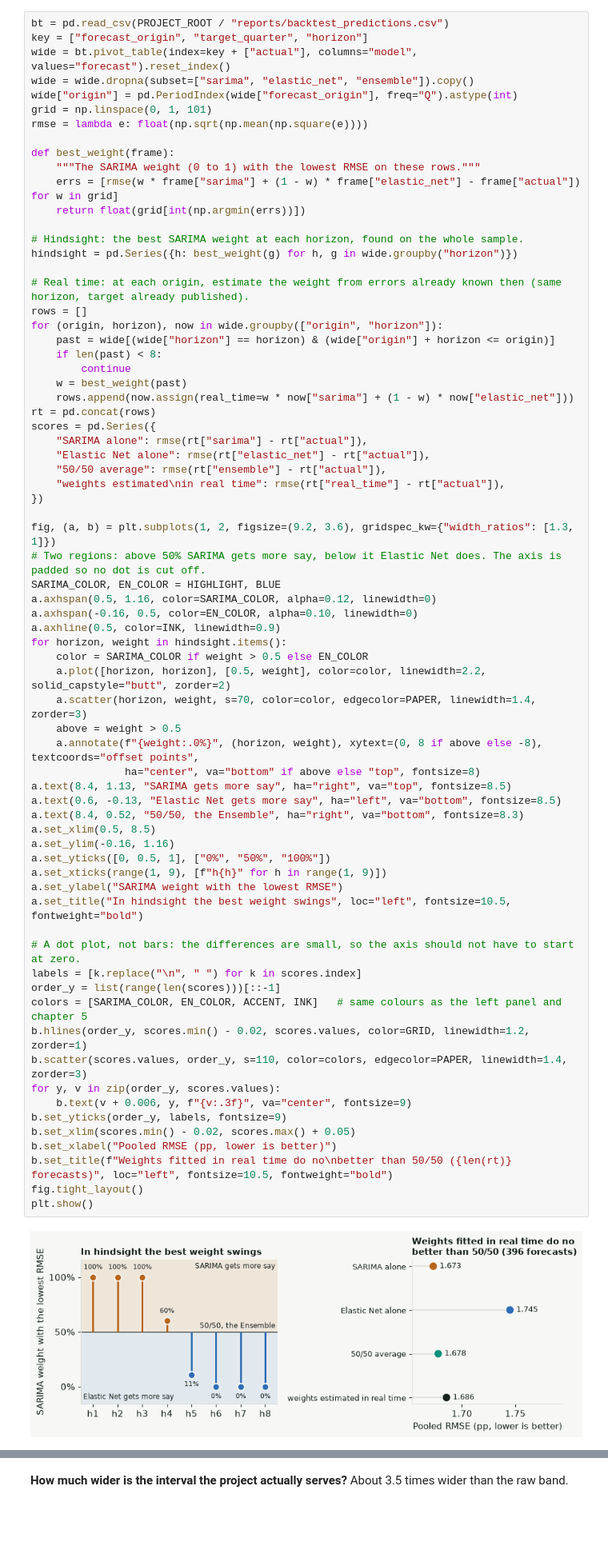
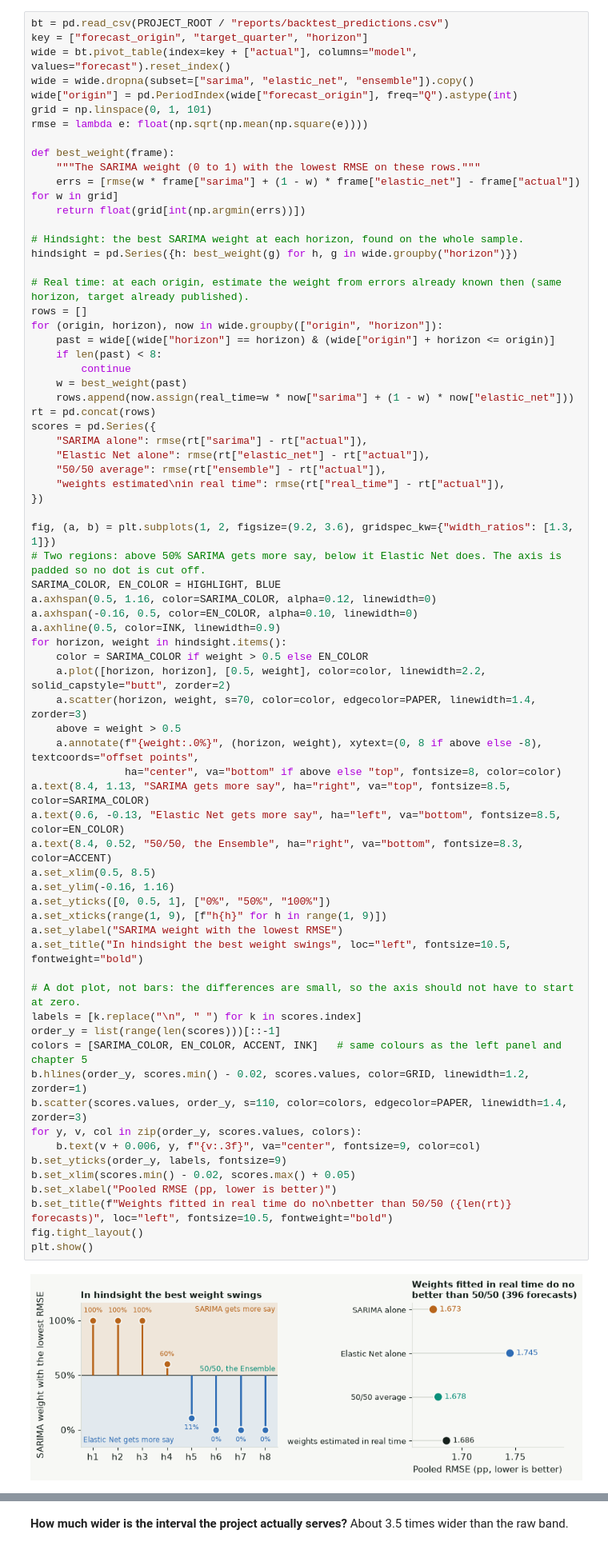
Before and after one commit to JuanVu1810/Australian-CPI-Forecast, a Jupyter notebook: book/australian_cpi_forecasting/04_modeling/43_ensemble.ipynb, the cells around one changed output, grey strips where cells are left out. Shown at 80% size. Saved outputs shown, nothing was run; the diff lists cells and outputs as text; blank space fills up the shorter version.

```diff
--- a/book/australian_cpi_forecasting/04_modeling/43_ensemble.ipynb
+++ b/book/australian_cpi_forecasting/04_modeling/43_ensemble.ipynb
@@ -87,40 +87,40 @@ fig, (a, b) = plt.subplots(1, 2, figsize=(9.2, 3.6), gridspec_kw={"width_ratios"
 SARIMA_COLOR, EN_COLOR = HIGHLIGHT, BLUE
 a.axhspan(0.5, 1.16, color=SARIMA_COLOR, alpha=0.12, linewidth=0)
 a.axhspan(-0.16, 0.5, color=EN_COLOR, alpha=0.10, linewidth=0)
 a.axhline(0.5, color=INK, linewidth=0.9)
 for horizon, weight in hindsight.items():
     color = SARIMA_COLOR if weight > 0.5 else EN_COLOR
     a.plot([horizon, horizon], [0.5, weight], color=color, linewidth=2.2, solid_capstyle="butt", zorder=2)
     a.scatter(horizon, weight, s=70, color=color, edgecolor=PAPER, linewidth=1.4, zorder=3)
     above = weight > 0.5
     a.annotate(f"{weight:.0%}", (horizon, weight), xytext=(0, 8 if above else -8), textcoords="offset points",
-               ha="center", va="bottom" if above else "top", fontsize=8)
-a.text(8.4, 1.13, "SARIMA gets more say", ha="right", va="top", fontsize=8.5)
-a.text(0.6, -0.13, "Elastic Net gets more say", ha="left", va="bottom", fontsize=8.5)
-a.text(8.4, 0.52, "50/50, the Ensemble", ha="right", va="bottom", fontsize=8.3)
+               ha="center", va="bottom" if above else "top", fontsize=8, color=color)
+a.text(8.4, 1.13, "SARIMA gets more say", ha="right", va="top", fontsize=8.5, color=SARIMA_COLOR)
+a.text(0.6, -0.13, "Elastic Net gets more say", ha="left", va="bottom", fontsize=8.5, color=EN_COLOR)
+a.text(8.4, 0.52, "50/50, the Ensemble", ha="right", va="bottom", fontsize=8.3, color=ACCENT)
 a.set_xlim(0.5, 8.5)
 a.set_ylim(-0.16, 1.16)
 a.set_yticks([0, 0.5, 1], ["0%", "50%", "100%"])
 a.set_xticks(range(1, 9), [f"h{h}" for h in range(1, 9)])
 a.set_ylabel("SARIMA weight with the lowest RMSE")
 a.set_title("In hindsight the best weight swings", loc="left", fontsize=10.5, fontweight="bold")
 
 # A dot plot, not bars: the differences are small, so the axis should not have to start at zero.
 labels = [k.replace("\n", " ") for k in scores.index]
 order_y = list(range(len(scores)))[::-1]
 colors = [SARIMA_COLOR, EN_COLOR, ACCENT, INK]   # same colours as the left panel and chapter 5
 b.hlines(order_y, scores.min() - 0.02, scores.values, color=GRID, linewidth=1.2, zorder=1)
 b.scatter(scores.values, order_y, s=110, color=colors, edgecolor=PAPER, linewidth=1.4, zorder=3)
-for y, v in zip(order_y, scores.values):
-    b.text(v + 0.006, y, f"{v:.3f}", va="center", fontsize=9)
+for y, v, col in zip(order_y, scores.values, colors):
+    b.text(v + 0.006, y, f"{v:.3f}", va="center", fontsize=9, color=col)
 b.set_yticks(order_y, labels, fontsize=9)
 b.set_xlim(scores.min() - 0.02, scores.max() + 0.05)
 b.set_xlabel("Pooled RMSE (pp, lower is better)")
 b.set_title(f"Weights fitted in real time do no\nbetter than 50/50 ({len(rt)} forecasts)", loc="left", fontsize=10.5, fontweight="bold")
 fig.tight_layout()
 plt.show()
 # %% [output]
-[figure, old version]
+[figure, new version]
 # %% [markdown]
 **Why not fit the weights?** In hindsight the best split changes a lot with the horizon: all SARIMA at horizons 1 to 3, a 60/40 mix at horizon 4, and nearly all Elastic Net from horizon 5 (left, where the orange region is SARIMA's side and the blue region is Elastic Net's). But that is only known after seeing every outcome. The right-hand chart does what a forecaster could have done: at each forecast date, pick each horizon's weight using only the errors already published by then. On the 396 forecasts with at least eight earlier errors to learn from, those weights score 1.686, worse than the plain 50/50 average (1.678) and no better than SARIMA alone (1.673). Fitted weights add a moving part without adding accuracy, so the Ensemble stays a plain average. The average is also no more accurate than SARIMA alone pooled over all 488 forecasts (1.563 against 1.564). Its value is as a hedge, not an accuracy gain: it is much better than Elastic Net at short horizons and close to it at long ones. Beyond about a year, though, a plain long-run mean beats all three models ([§5](../05_evaluation)).
 # %%
```
Also changed, not shown: parts of 1 cell of this notebook, 3 other files.
